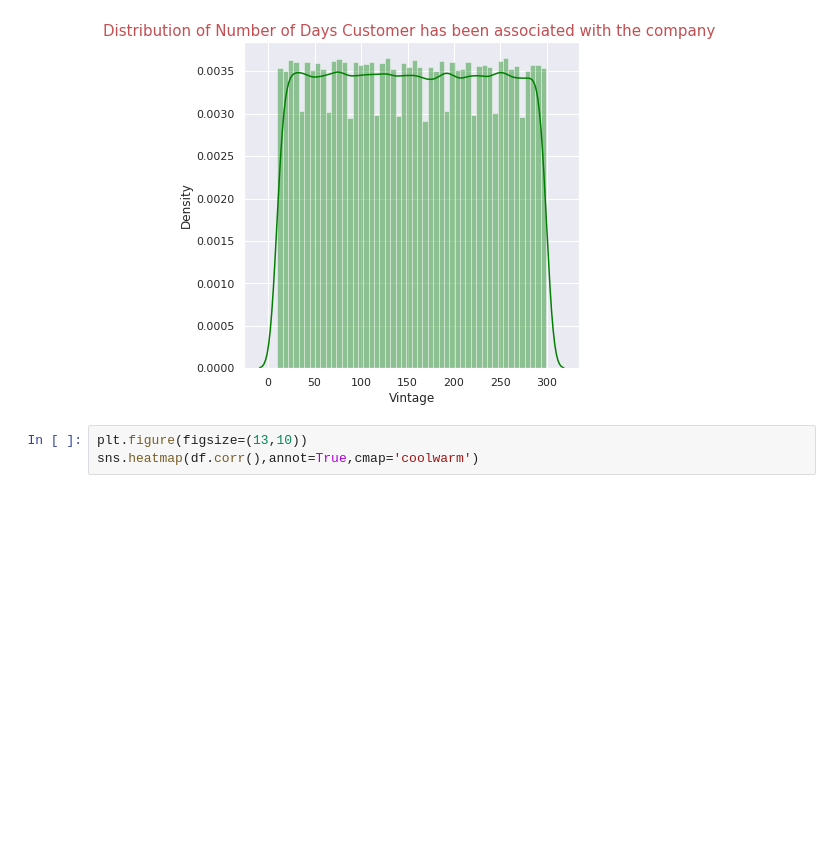
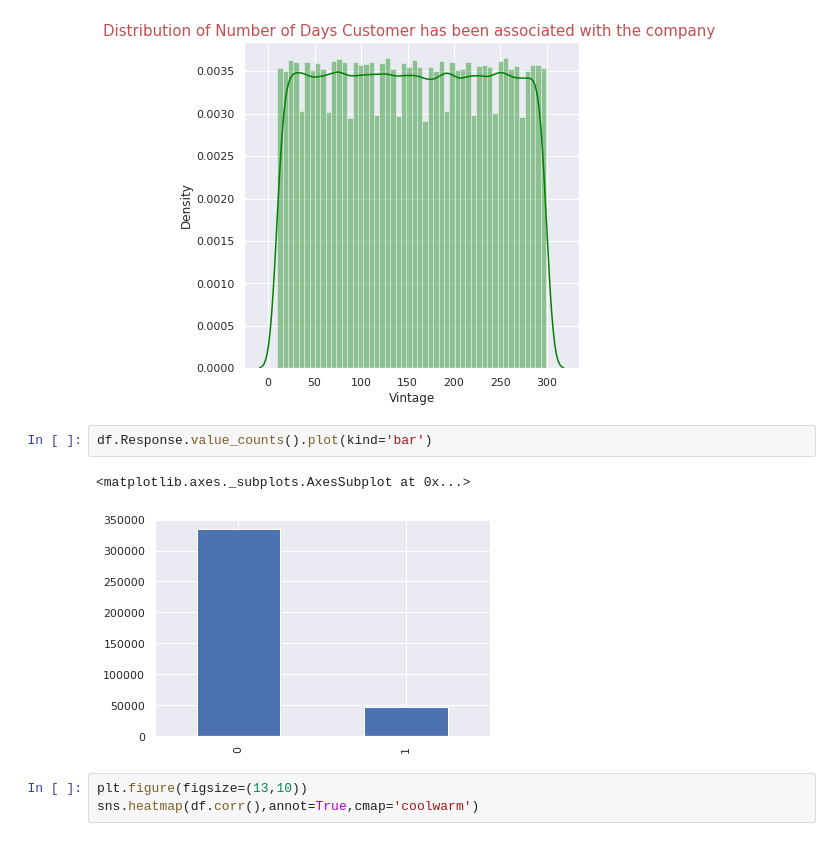
Before and after one commit to GoPlusUltra/Health-Insurance-Cross-Sell-Prediction-Model, a Jupyter notebook: HEALTH_INSURANCE_CROSS_SELL_PREDICTION.ipynb, the cells around one changed output. Cells and saved outputs as stored; diff of their text form; blank space fills up the shorter version.

```diff
--- a/HEALTH_INSURANCE_CROSS_SELL_PREDICTION.ipynb
+++ b/HEALTH_INSURANCE_CROSS_SELL_PREDICTION.ipynb
@@ -234,6 +234,11 @@ plt.title("Distribution of Number of Days Customer has been associated with the
 plt.show()
 # %% [output]
 [figure]
+# %%
+df.Response.value_counts().plot(kind='bar')
+# %% [output]
+<matplotlib.axes._subplots.AxesSubplot at 0x...>
+[figure, added]
 # %%
 plt.figure(figsize=(13,10))
 sns.heatmap(df.corr(),annot=True,cmap='coolwarm')
```
Also changed, not shown: parts of 25 cells of this notebook.
